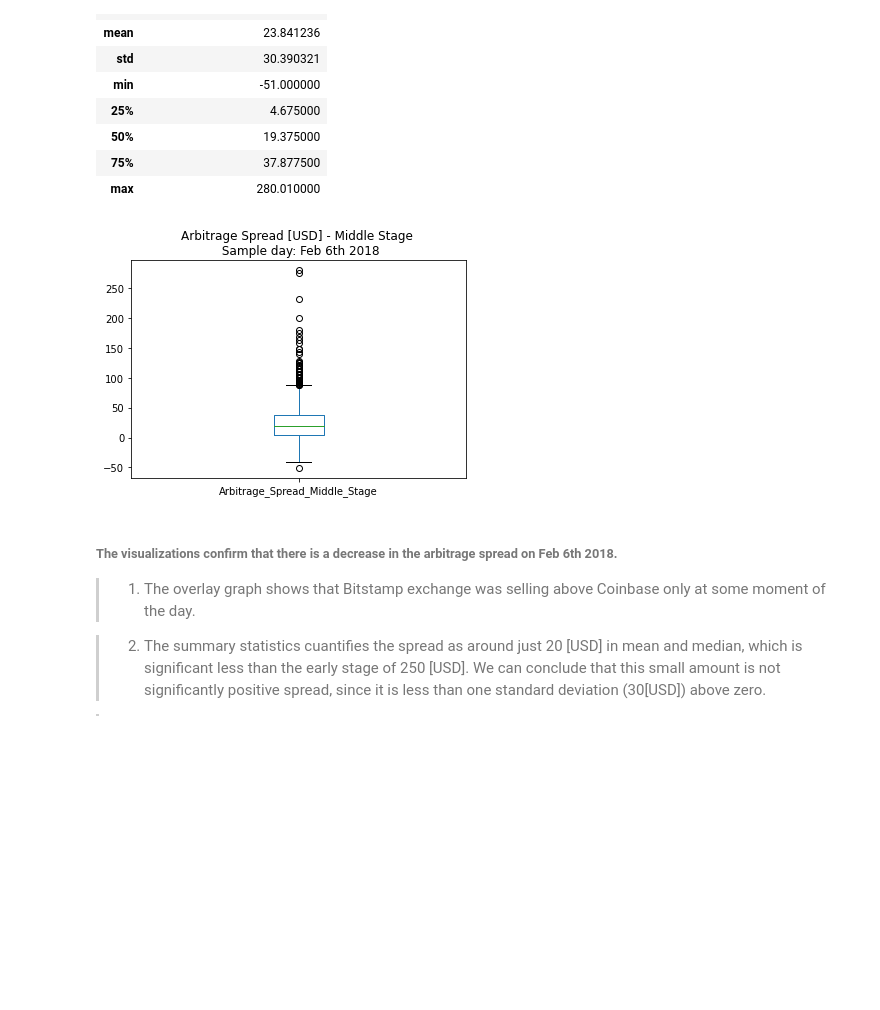
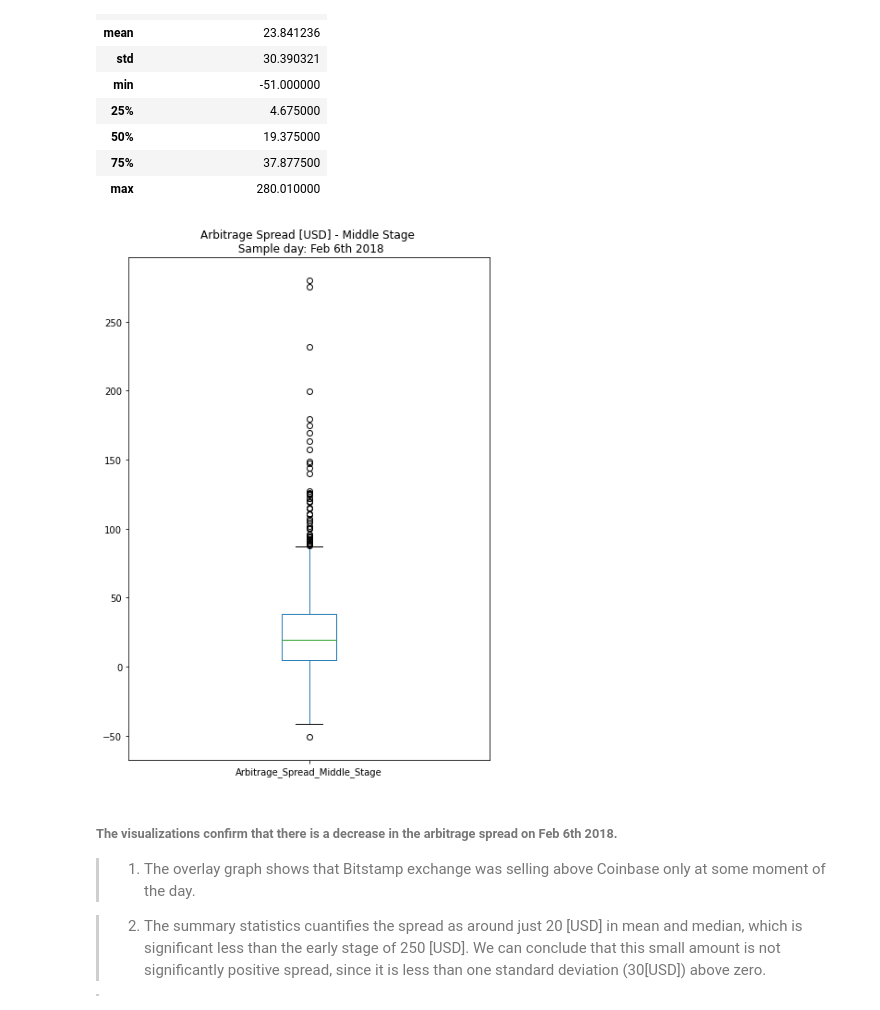
Before and after one commit to paocarvajal1912/Bitcoin_Arbitrage, a Jupyter notebook: Detailed_analisis_crypto_arbitrage.ipynb, the cells around one changed output. Drawn from its saved outputs; the diff is of its cells as text; code cells hidden in the pictures; blank space fills up the shorter version.

Commit message:
Improve code formatting

```diff
--- a/Detailed_analisis_crypto_arbitrage.ipynb
+++ b/Detailed_analisis_crypto_arbitrage.ipynb
@@ -35,7 +35,12 @@ Steps to follow:
 # The CSV file is located in the Resources folder.
 # Set the index to the column "Date"
 # Set the parse_dates and infer_datetime_format parameters
-bitstamp = pd.read_csv(Path("Resources/bitstamp.csv"), index_col="Timestamp", parse_dates=True, infer_datetime_format=True)
+bitstamp = pd.read_csv(
+    Path("Resources/bitstamp.csv"),
+    index_col="Timestamp",
+    parse_dates=True,
+    infer_datetime_format=True
+)
 # %%
 # Use the head (and/or tail) function to confirm that the data was imported properly.
 bitstamp.head()
@@ -567,9 +671,12 @@ arbitrage_spread_middle.describe().to_frame()
 | max | 280.010000 |
 # %%
 # Visualize the arbitrage spread from the middle of the dataset in a box plot
-arbitrage_spread_middle.plot(kind='box', title= "Arbitrage Spread [USD] - Middle Stage \n Sample day: Feb 6th 2018");
+arbitrage_spread_middle.plot(
+    kind='box',
+    title= "Arbitrage Spread [USD] - Middle Stage \n Sample day: Feb 6th 2018",
+    figsize=(7,10));
 # %% [output]
-[figure, old version]
+[figure, new version]
 # %% [markdown]
 ###### The visualizations confirm that there is a decrease in the arbitrage spread on Feb 6th 2018.
 
```
Also changed, not shown: parts of 42 cells of this notebook.
